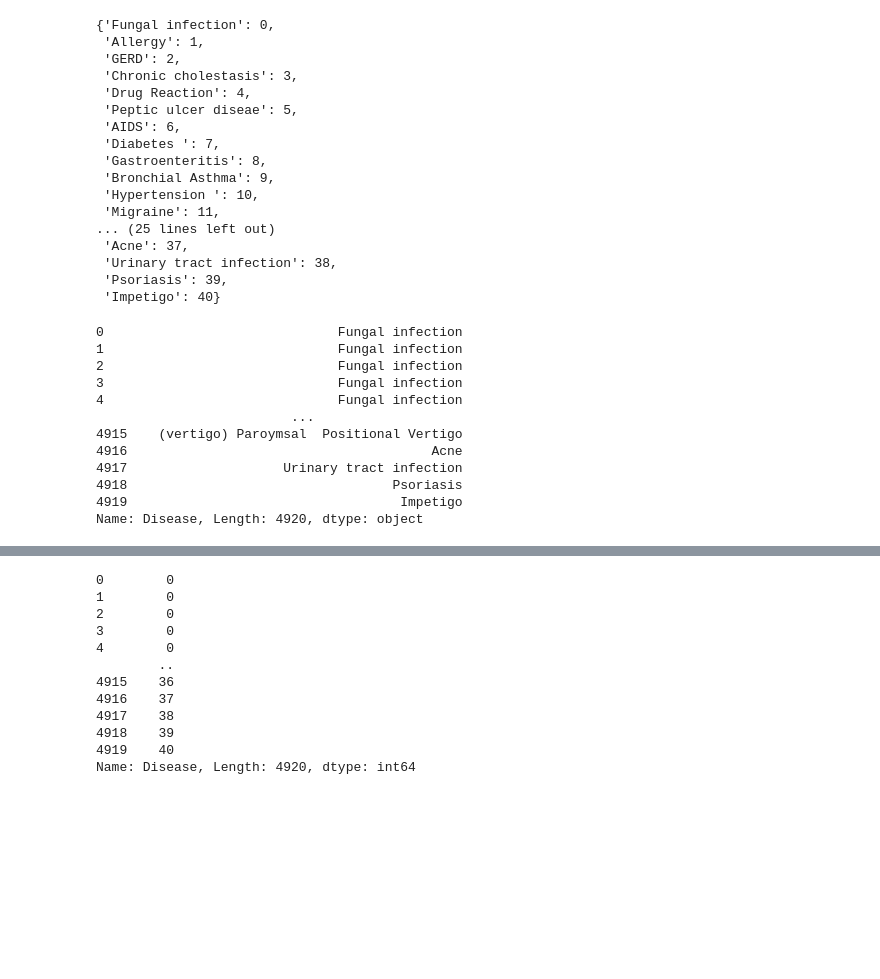
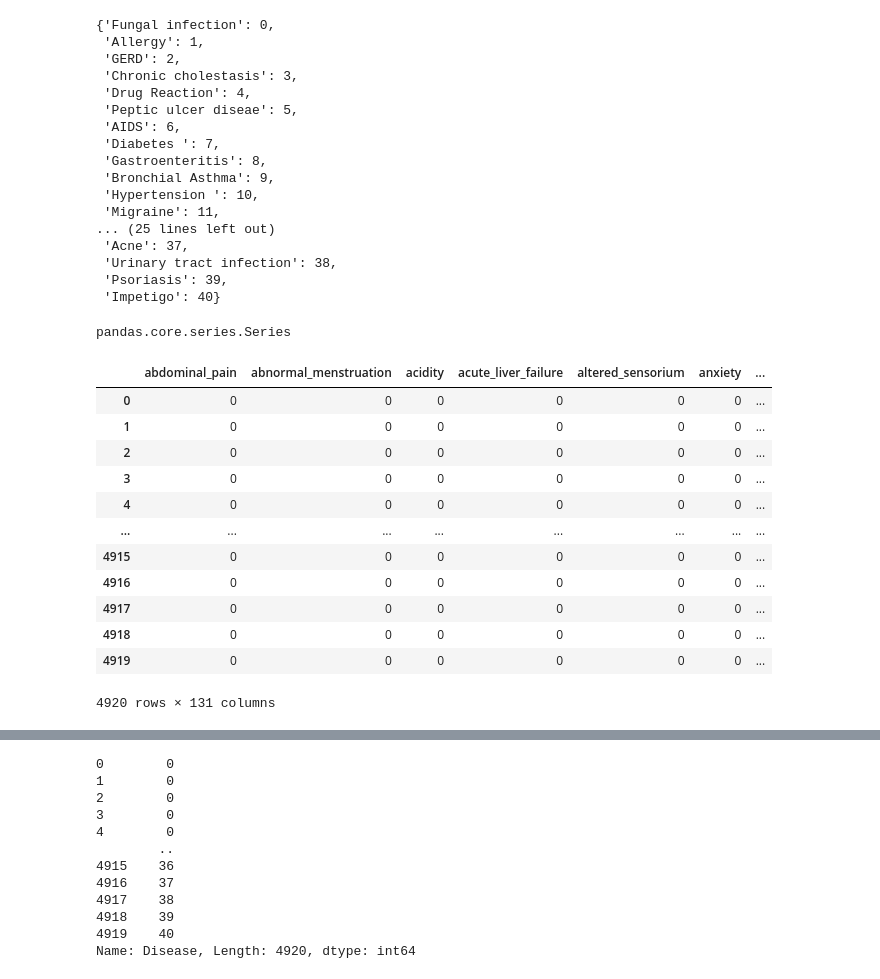
Before and after one commit to akash-ravi/health-bot, a Jupyter notebook: Disease_pred.ipynb, the cells around one changed output, grey strips where cells are left out. Saved outputs shown, nothing was run; the diff lists cells and outputs as text; code cells hidden in the pictures; blank space fills up the shorter version.

```diff
--- a/Disease_pred.ipynb
+++ b/Disease_pred.ipynb
@@ -160,18 +177,23 @@ disease_dict
  'Urinary tract infection': 38,
  'Psoriasis': 39,
  'Impetigo': 40}
-# %%
-Y
-# %% [output]
-0                              Fungal infection
-1                              Fungal infection
-2                              Fungal infection
-3                              Fungal infection
-4                              Fungal infection
-                         ...
-4915    (vertigo) Paroymsal  Positional Vertigo
-4916                                       Acne
-4917                    Urinary tract infection
-4918                                  Psoriasis
-4919                                   Impetigo
-Name: Disease, Length: 4920, dtype: object
+# %%
+type(Y)
+# %% [output]
+pandas.core.series.Series
+# %%
+temp
+# %% [output]
+|  | abdominal_pain | abnormal_menstruation | acidity | acute_liver_failure | altered_sensorium | anxiety | ... |
+| 0 | 0 | 0 | 0 | 0 | 0 | 0 | ... |
+| 1 | 0 | 0 | 0 | 0 | 0 | 0 | ... |
+| 2 | 0 | 0 | 0 | 0 | 0 | 0 | ... |
+| 3 | 0 | 0 | 0 | 0 | 0 | 0 | ... |
+| 4 | 0 | 0 | 0 | 0 | 0 | 0 | ... |
+| ... | ... | ... | ... | ... | ... | ... | ... |
+| 4915 | 0 | 0 | 0 | 0 | 0 | 0 | ... |
+| 4916 | 0 | 0 | 0 | 0 | 0 | 0 | ... |
+| 4917 | 0 | 0 | 0 | 0 | 0 | 0 | ... |
+| 4918 | 0 | 0 | 0 | 0 | 0 | 0 | ... |
+| 4919 | 0 | 0 | 0 | 0 | 0 | 0 | ... |
+4920 rows × 131 columns
```
Also changed, not shown: parts of 18 cells of this notebook.
